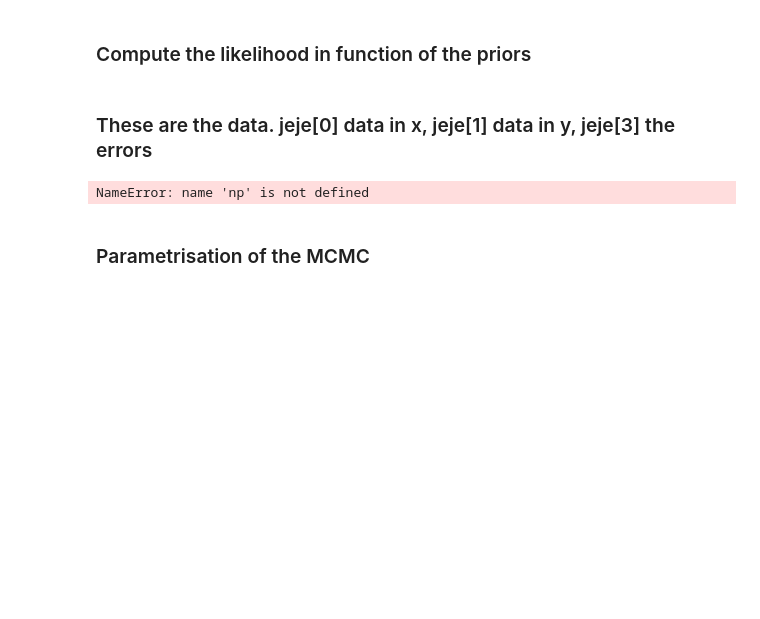
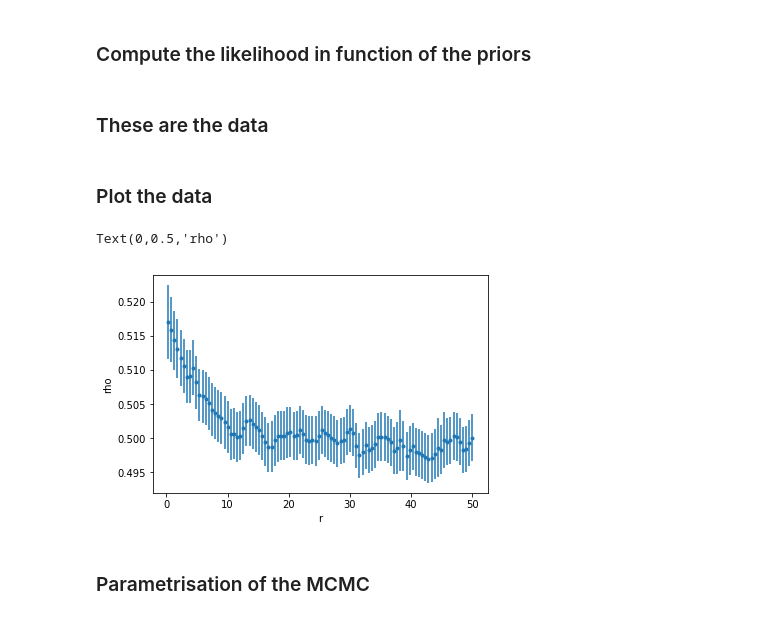
Before and after one commit to vicbonj/mcmc, a Jupyter notebook: tutorial.ipynb, the cells around one changed output. Saved outputs shown, nothing was run; the diff lists cells and outputs as text; code cells hidden in the pictures; blank space fills up the shorter version.

```diff
--- a/tutorial.ipynb
+++ b/tutorial.ipynb
@@ -38,12 +34,19 @@ def lnprob(theta, priors, xaxis, profile, std):
     if not np.isfinite(lp):
         return -np.inf
     return lp + lnlike(theta, xaxis, profile, std)
-# %% [markdown]
-### These are the data. jeje[0] data in x, jeje[1] data in y, jeje[3] the errors
+# %% [markdown]
+### These are the data
 # %%
-jeje = np.load('tomcmc.npy')
+r, rho, rho_err = np.load('data.npy')
-# %% [output]
-NameError: name 'np' is not defined
+# %% [markdown]
+### Plot the data
+# %%
+plt.errorbar(r, rho, rho_err, fmt='.')
+plt.xlabel('r')
+plt.ylabel('rho')
+# %% [output]
+Text(0,0.5,'rho')
+[figure, added]
 # %% [markdown]
 ### Parametrisation of the MCMC
 # %%
```
Also changed, not shown: parts of 9 cells of this notebook, 1 other file.
